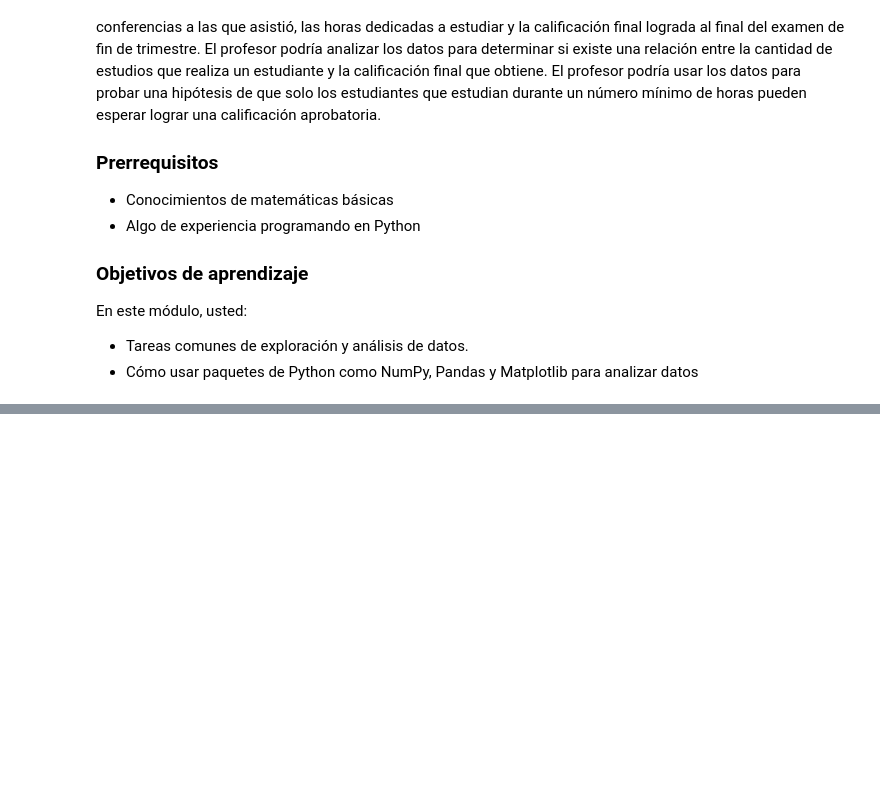
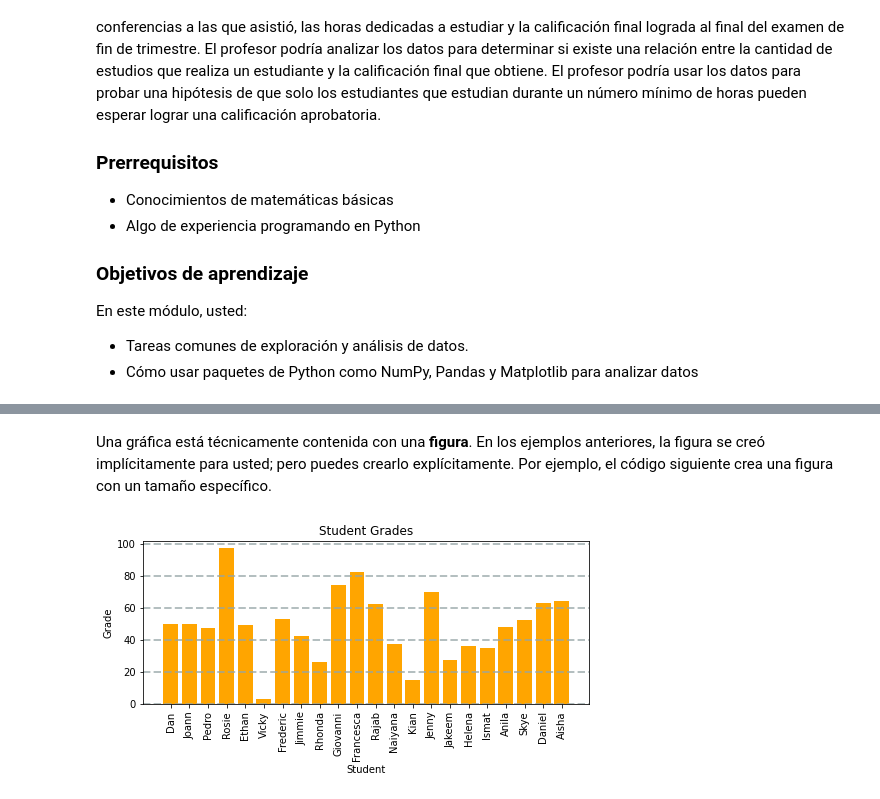
Before and after one commit to AndreaJuarez/Extraccion-de-conocimientos-de-bases-de-datos, a Jupyter notebook: Explore_and_Analyse_with_Python.ipynb, the cells around one changed output, grey strips where cells are left out. Saved outputs shown, nothing was run; the diff lists cells and outputs as text; code cells hidden in the pictures; blank space fills up the shorter version.

```diff
--- a/Explore_and_Analyse_with_Python.ipynb
+++ b/Explore_and_Analyse_with_Python.ipynb
@@ -40,0 +645,20 @@ Los blocs de notas jupyter son una forma popular de ejecutar scripts básicos ut
+# %% [markdown]
+Una gráfica está técnicamente contenida con una **figura**. En los ejemplos anteriores, la figura se creó implícitamente para usted; pero puedes crearlo explícitamente. Por ejemplo, el código siguiente crea una figura con un tamaño específico.
+# %%
+# Crea una figura
+fig = plt.figure(figsize=(8,3))
+
+# Crear una gráfica de barras de nombre vs grado
+plt.bar(x=df_students.Name, height=df_students.Grade, color='orange')
+
+# Personaliza el gráfico
+plt.title('Student Grades')
+plt.xlabel('Student')
+plt.ylabel('Grade')
+plt.grid(color='#95a5a6', linestyle='--', linewidth=2, axis='y', alpha=0.7)
+plt.xticks(rotation=90)
+
+# Muestra la figura
+plt.show()
+# %% [output]
+[figure, added]
```
Also changed, not shown: parts of 128 cells of this notebook.
